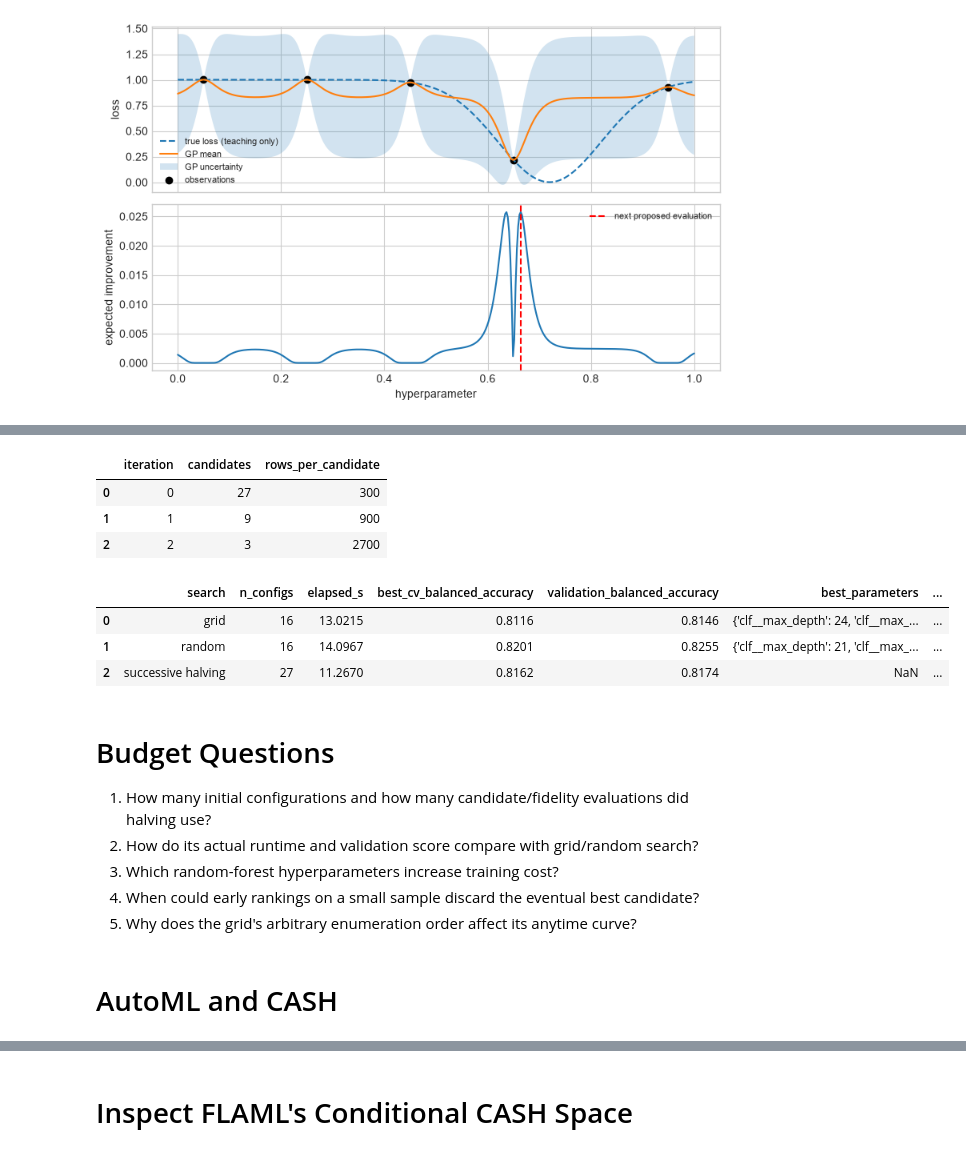
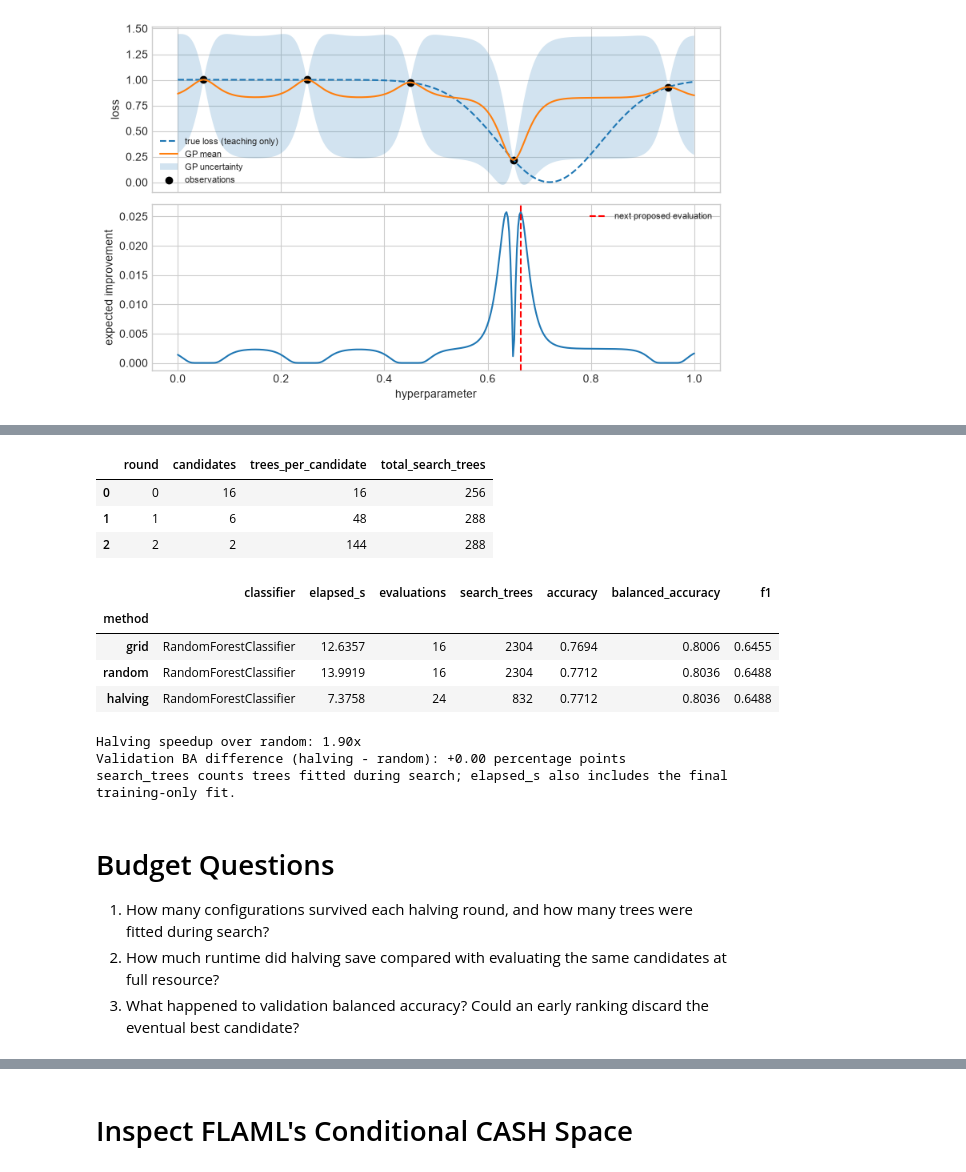
Before and after one commit to w4bo/AA2627-unibo-dcai, a Jupyter notebook: slides/lab-01-automl.ipynb, the cells around one changed output, grey strips where cells are left out. Drawn from its saved outputs; the diff is of its cells as text; code cells hidden in the pictures.

```diff
--- a/slides/lab-01-automl.ipynb
+++ b/slides/lab-01-automl.ipynb
@@ -727,35 +643,33 @@ halving_elapsed = time.time() - started_at
 # %%
 #| echo: false
-rf_search_rows.append({
-    "search": "successive halving",
-    "n_configs": halving.n_candidates_[0],
-    "cv_evaluations": len(halving.cv_results_["params"]),
-    "elapsed_s": halving_elapsed,
-    "best_cv_balanced_accuracy": halving.best_score_,
-    "validation_balanced_accuracy": balanced_accuracy_score(y_cls_val, halving.predict(X_cls_val)),
+pd.DataFrame({
+    "round": range(halving.n_iterations_),
+    "candidates": halving.n_candidates_,
+    "trees_per_candidate": halving.n_resources_,
+    "total_search_trees": np.array(halving.n_candidates_) * np.array(halving.n_resources_),
 })
-for row in rf_search_rows[:-1]:
-    row["cv_evaluations"] = row["n_configs"]
-pd.DataFrame({"iteration": range(halving.n_iterations_), "candidates": halving.n_candidates_, "rows_per_candidate": halving.n_resources_})
 # %% [output]
-|  | iteration | candidates | rows_per_candidate |
-| 0 | 0 | 27 | 300 |
-| 1 | 1 | 9 | 900 |
-| 2 | 2 | 3 | 2700 |
+|  | round | candidates | trees_per_candidate | total_search_trees |
+| 0 | 0 | 16 | 16 | 256 |
+| 1 | 1 | 6 | 48 | 288 |
+| 2 | 2 | 2 | 144 | 288 |
 # %%
-pd.DataFrame(rf_search_rows).round(4)
+search_comparison = pd.DataFrame(rf_search_rows).set_index("method")
+display(search_comparison.round(4))
+print(f"Halving speedup over random: {search_comparison.loc['random', 'elapsed_s'] / search_comparison.loc['halving', 'elapsed_s']:.2f}x")
+print(f"Validation BA difference (halving - random): {100 * (search_comparison.loc['halving', 'balanced_accuracy'] - search_comparison.loc['random', 'balanced_accuracy']):+.2f} percentage points")
 # %% [output]
-|  | search | n_configs | elapsed_s | best_cv_balanced_accuracy | validation_balanced_accuracy | best_parameters | ... |
-| 0 | grid | 16 | 13.0215 | 0.8116 | 0.8146 | {'clf__max_depth': 24, 'clf__max_... | ... |
-| 1 | random | 16 | 14.0967 | 0.8201 | 0.8255 | {'clf__max_depth': 21, 'clf__max_... | ... |
-| 2 | successive halving | 27 | 11.2670 | 0.8162 | 0.8174 | NaN | ... |
+|  | classifier | elapsed_s | evaluations | search_trees | accuracy | balanced_accuracy | f1 |
+| method |  |  |  |  |  |  |  |
+| grid | RandomForestClassifier | 12.6357 | 16 | 2304 | 0.7694 | 0.8006 | 0.6455 |
+| random | RandomForestClassifier | 13.9919 | 16 | 2304 | 0.7712 | 0.8036 | 0.6488 |
+| halving | RandomForestClassifier | 7.3758 | 24 | 832 | 0.7712 | 0.8036 | 0.6488 |
+Halving speedup over random: 1.90x
+Validation BA difference (halving - random): +0.00 percentage points
+search_trees counts trees fitted during search; elapsed_s also includes the final training-only fit.
 # %% [markdown]
 # Budget Questions
 
-1. How many initial configurations and how many candidate/fidelity evaluations did halving use?
-2. How do its actual runtime and validation score compare with grid/random search?
-3. Which random-forest hyperparameters increase training cost?
-4. When could early rankings on a small sample discard the eventual best candidate?
-5. Why does the grid's arbitrary enumeration order affect its anytime curve?
+1. How many configurations survived each halving round, and how many trees were fitted during search?
+2. How much runtime did halving save compared with evaluating the same candidates at full resource?
+3. What happened to validation balanced accuracy? Could an early ranking discard the eventual best candidate?
-# %% [markdown]
-# AutoML and CASH
```
Also changed, not shown: parts of 97 cells of this notebook.
